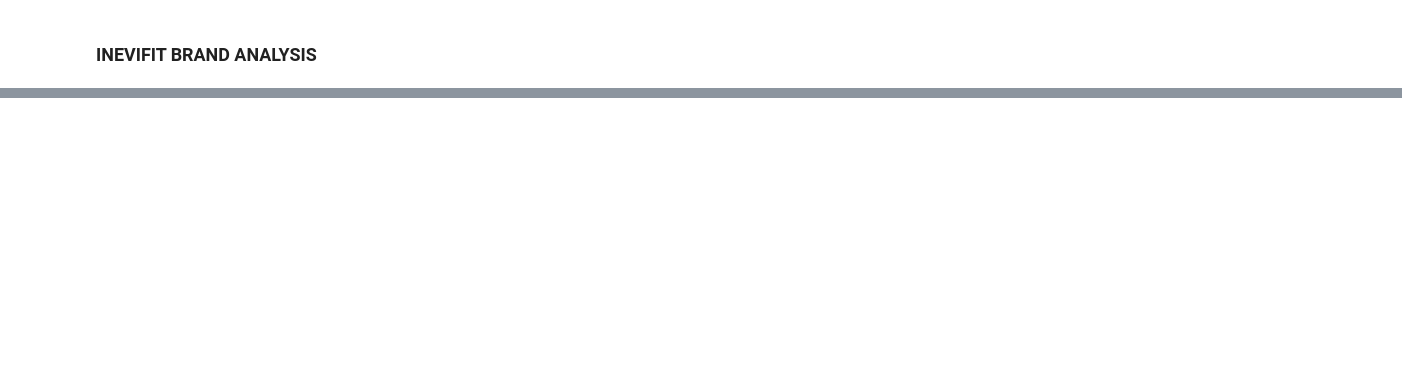
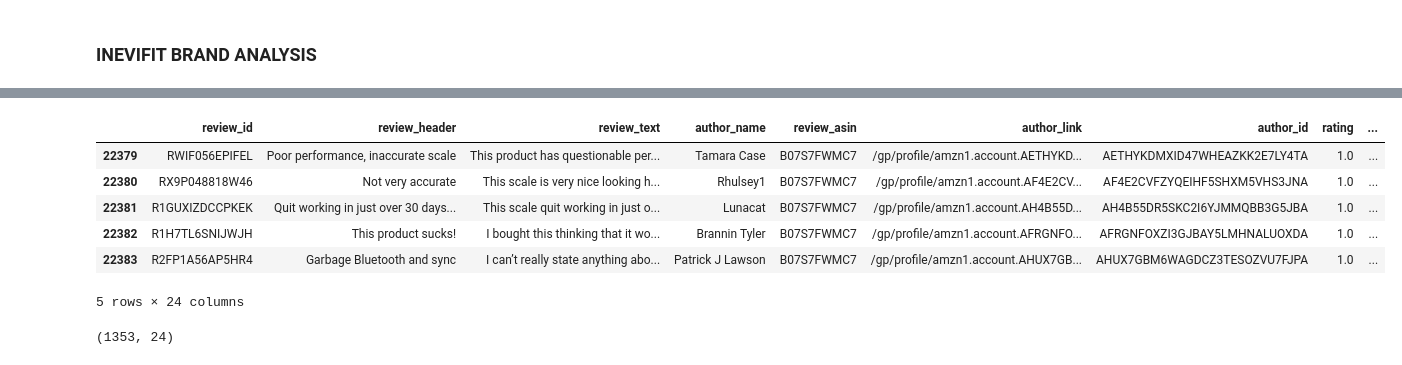
Before and after one commit to reachusama/text-analysis-using-gpt3-embeddings, a Jupyter notebook: Personal_Python_Notebooks_and_Scripting.ipynb, the cells around one changed output, grey strips where cells are left out. Drawn from its saved outputs; the diff is of its cells as text; code cells hidden in the pictures; blank space fills up the shorter version.

```diff
--- a/Personal_Python_Notebooks_and_Scripting.ipynb
+++ b/Personal_Python_Notebooks_and_Scripting.ipynb
@@ -1437,0 +1468,3 @@ Converting Embeddings !
+# %%
+# Filtering the dataset based on Brand & Labelling Valence + Arousal using trained models
+df_brand = get_brand_emotion_analysis(df, "INEVIFIT")
@@ -1438,2 +1499,14 @@ Converting Embeddings !
+# %%
+df_brand.head()
+# %% [output]
+|  | review_id | review_header | review_text | author_name | review_asin | author_link | author_id | rating | ... |
+| 22379 | RWIF056EPIFEL | Poor performance, inaccurate scale | This product has questionable per... | Tamara Case | B07S7FWMC7 | /gp/profile/amzn1.account.AETHYKD... | AETHYKDMXID47WHEAZKK2E7LY4TA | 1.0 | ... |
+| 22380 | RX9P048818W46 | Not very accurate | This scale is very nice looking h... | Rhulsey1 | B07S7FWMC7 | /gp/profile/amzn1.account.AF4E2CV... | AF4E2CVFZYQEIHF5SHXM5VHS3JNA | 1.0 | ... |
+| 22381 | R1GUXIZDCCPKEK | Quit working in just over 30 days... | This scale quit working in just o... | Lunacat | B07S7FWMC7 | /gp/profile/amzn1.account.AH4B55D... | AH4B55DR5SKC2I6YJMMQBB3G5JBA | 1.0 | ... |
+| 22382 | R1H7TL6SNIJWJH | This product sucks! | I bought this thinking that it wo... | Brannin Tyler | B07S7FWMC7 | /gp/profile/amzn1.account.AFRGNFO... | AFRGNFOXZI3GJBAY5LMHNALUOXDA | 1.0 | ... |
+| 22383 | R2FP1A56AP5HR4 | Garbage Bluetooth and sync | I can’t really state anything abo... | Patrick J Lawson | B07S7FWMC7 | /gp/profile/amzn1.account.AHUX7GB... | AHUX7GBM6WAGDCZ3TESOZVU7FJPA | 1.0 | ... |
+5 rows × 24 columns
 # %%
-df_inevifit.shape
+df_brand.shape
+# %% [output]
+(1353, 24)
```
Also changed, not shown: parts of 82 cells of this notebook.
